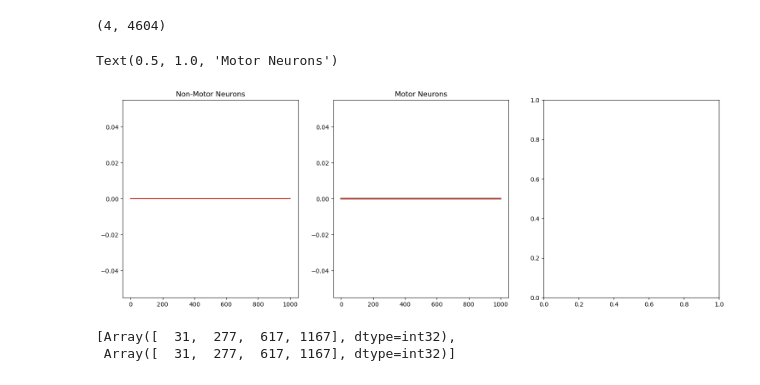
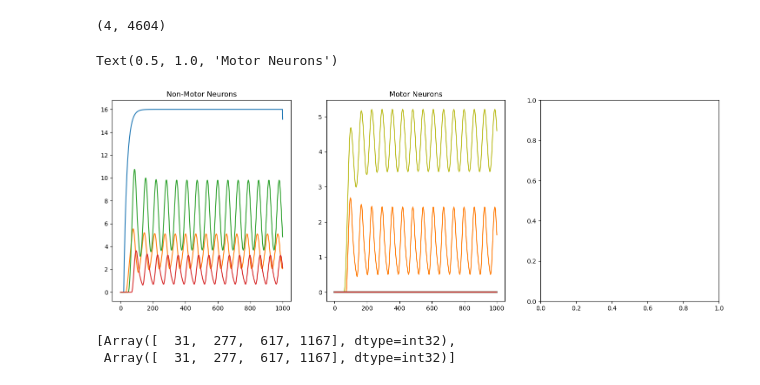
Before and after one commit to smpuglie/Pugliese_cpg_2025, a Jupyter notebook: notebooks/run_config.ipynb, the cells around one changed output. Cells and saved outputs as stored; diff of their text form; code cells hidden in the pictures.

```diff
--- a/notebooks/run_config.ipynb
+++ b/notebooks/run_config.ipynb
@@ -1,21 +0,0 @@
-# %%
-import numpy as np
-import sparse
-import h5py
-
-# Load the results from the test run
-test_path = "/data/users/eabe/Pugliese_2025/DNg100_Stim_Prune/debug/run_id=memory_efficient_test/ckpt/"
-
-# Load results
-Rs = sparse.load_npz(test_path + "DNg100_Stim_Prune_Rs.npz").todense()
-mini_circuits = sparse.load_npz(test_path + "DNg100_Stim_Prune_mini_circuits.npz").todense()
-
-print(f"Results shape: {Rs.shape}")
-print(f"Mini circuits shape: {mini_circuits.shape}")
-print(f"Results min/max: {Rs.min():.6f} / {Rs.max():.6f}")
-print(f"Results non-zero count: {np.count_nonzero(Rs)}")
-print(f"Mini circuits sum: {mini_circuits.sum()}")
-print(f"Mini circuits non-zero count: {np.count_nonzero(mini_circuits)}")
-
-# Check if any neurons are actually active
-print(f"Any neurons with activity > 0: {(Rs > 0).any()}")
@@ -285,22 +247,22 @@ min_circuit.shape
 # %% [output]
 (4, 4604)
 # %%
-R = results[0,2]
+R = results[0,3]
 w_table = pd.read_csv(cfg.experiment.dfPath,index_col=0)
 # 10093 = bdn2, 10707 = exc 1, 11751 = exc 2, 13905 = inh 1
 nonmns_idxs = w_table.loc[(w_table["bodyId"]==10093) | (w_table["bodyId"]==10707) | (w_table["bodyId"]==11751) | (w_table["bodyId"]==13905)].index
 mn_idxs = jnp.asarray(w_table.loc[w_table["class"]=="motor neuron"].index.values)
 
 fig, axs = plt.subplots(1,3, figsize=(18, 6))
 for i in nonmns_idxs:
     axs[0].plot(R[i])
 axs[0].set_title("Non-Motor Neurons")
 for i in mn_idxs:
     axs[1].plot(R[i])
 axs[1].set_title("Motor Neurons")
 # %% [output]
 Text(0.5, 1.0, 'Motor Neurons')
-[figure, old version]
+[figure, new version]
 # %%
 min_circuit = jnp.stack([((jnp.sum(results[:,n],axis=-1)>0) & ~mn_mask) for n in range(results.shape[1])],axis=1)
 min_circuit.shape
```
Also changed, not shown: parts of 5 cells of this notebook, 2 other files.
